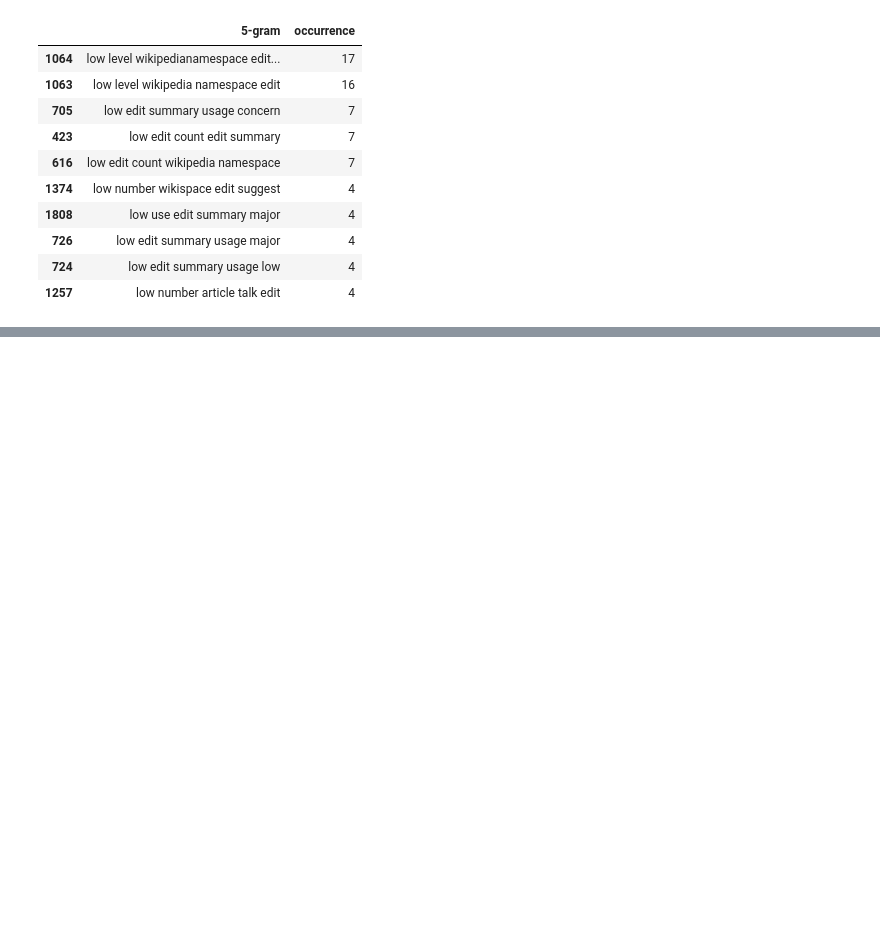
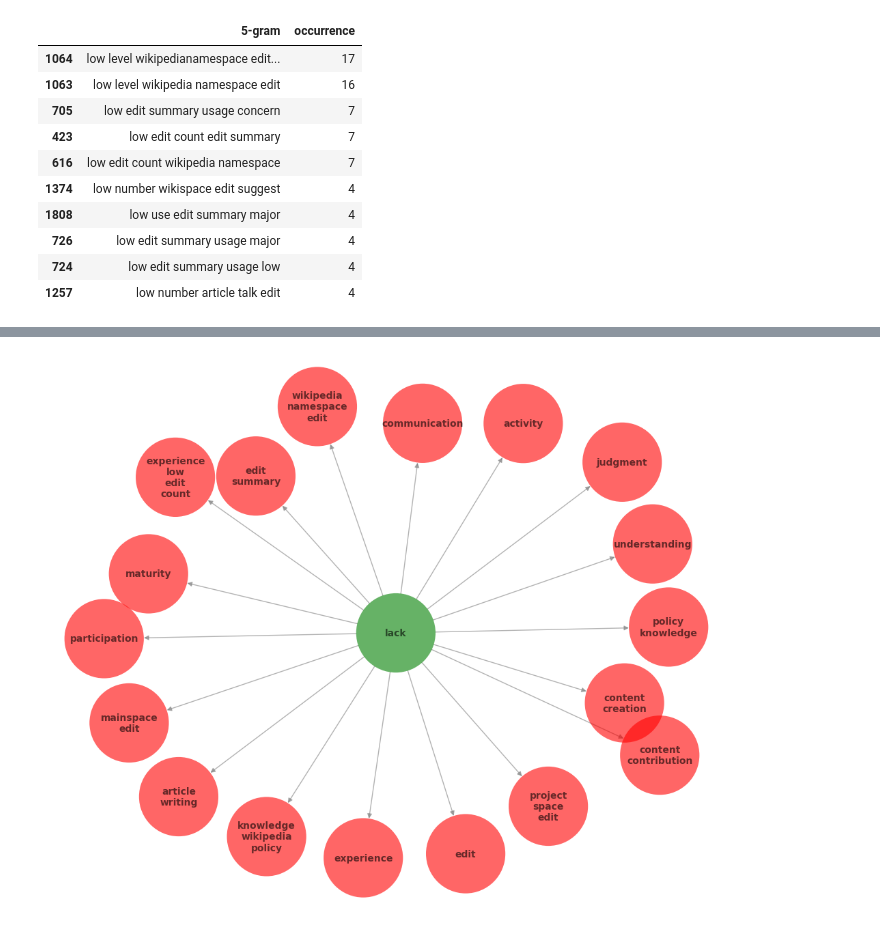
Before and after one commit to epfl-ada/ada-2023-project-datanauts23, a Jupyter notebook: milestone_3_Liandro.ipynb, the cells around one changed output, grey strips where cells are left out. Drawn from its saved outputs; the diff is of its cells as text; code cells hidden in the pictures; blank space fills up the shorter version.

```diff
--- a/milestone_3_Liandro.ipynb
+++ b/milestone_3_Liandro.ipynb
@@ -2892,0 +2982,47 @@ df_5gram_occurrence.head(10)
+# %%
+text_data = [
+    "lack experience",
+    "lack edit",
+    "lack understanding",
+    "lack maturity",
+    "lack judgment",
+    "lack activity",
+    "lack participation",
+    "lack communication",
+    "lack edit summary",
+    "lack policy knowledge",
+    "lack content creation",
+    "lack content contribution",
+    "lack mainspace edit",
+    "lack article writing",
+    "lack wikipedia namespace edit",
+    "lack knowledge wikipedia policy",
+    "lack project space edit",
+    "lack experience low edit count"
+]
+
+G = nx.DiGraph()
+
+# Add "lack" and center
+G.add_node("lack", size=3000, color='blue', font_size=20, font_color='black', font_weight='bold')
+
+# Add other nodes and link with "Need"
+for expression in text_data:
+    words = expression.split()
+    node_label = '\n'.join(words[1:])
+    G.add_node(node_label)
+    G.add_edge("lack", node_label)
+
+pos = nx.spring_layout(G)
+
+node_sizes = [100 if node == 'lack' else 30 for node in G.nodes]
+
+node_colors = ['green' if node == 'lack' else 'red' for node in G.nodes]
+
+plt.figure(figsize=(10, 8))
+nx.draw(G, pos, with_labels=True, font_size=10, font_color='black', font_weight='bold',
+        node_size=7000, node_color=node_colors, edge_color='gray', linewidths=0, alpha=0.6)
+#plt.savefig("lack.png", format="png")
+plt.show()
+# %% [output]
+[figure, added]
```
Also changed, not shown: parts of 36 cells of this notebook.
